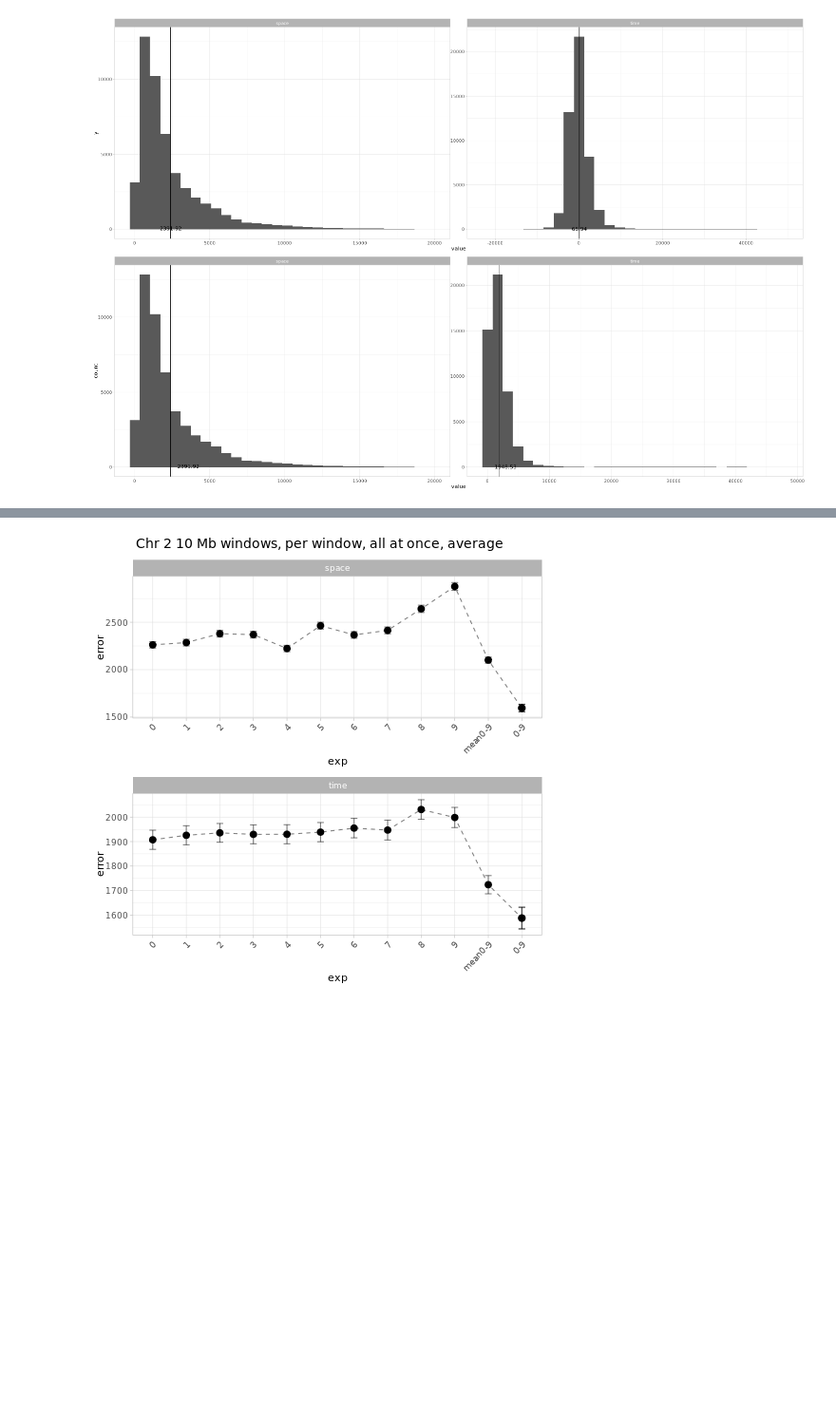
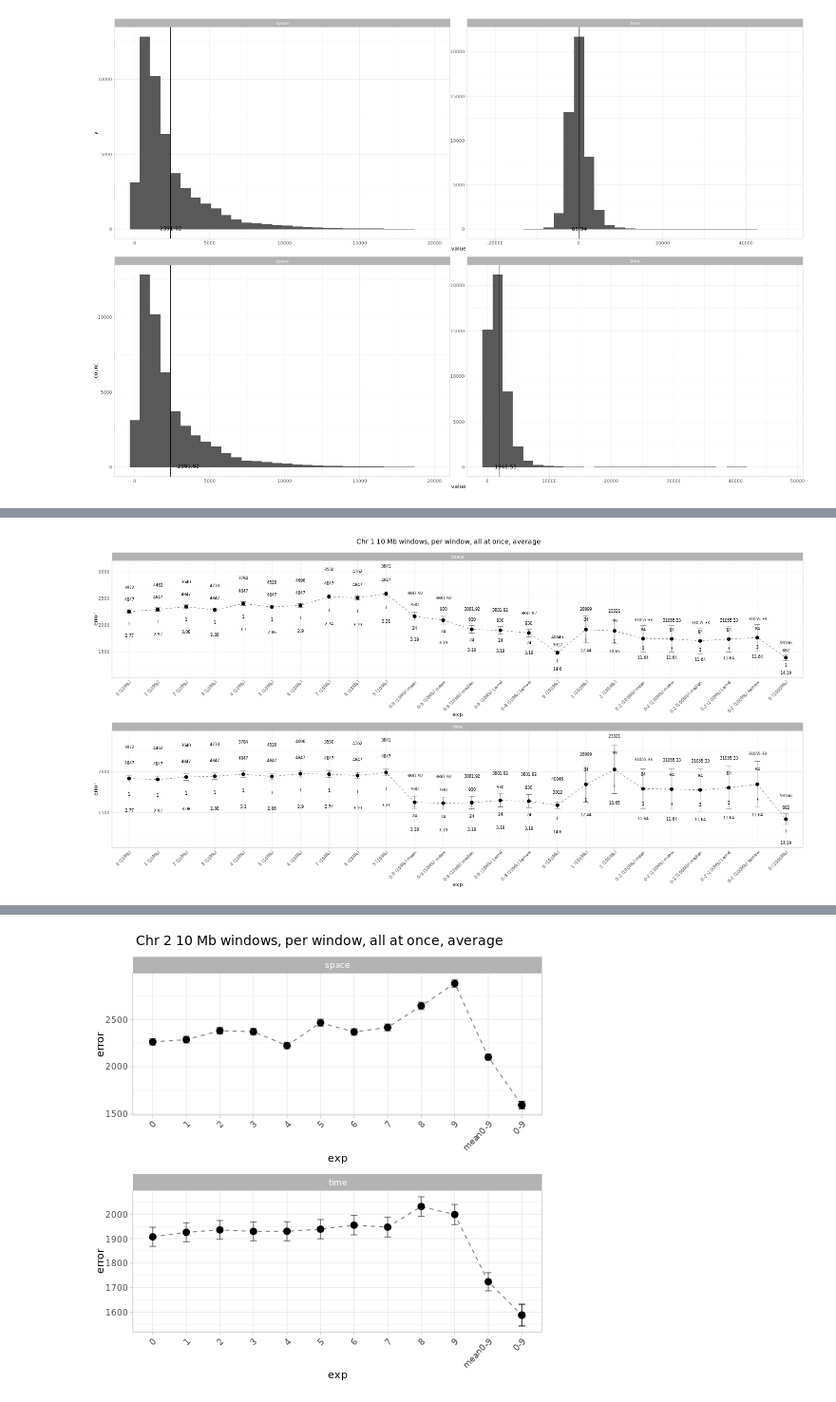
Before and after one commit to MoiColl/spaceNNtime, a Jupyter notebook: backup/jupyternotebooks/spaceNNtime_AADR.ipynb, the cells around one changed output, grey strips where cells are left out. Shown at 95% size. Drawn from its saved outputs; the diff is of its cells as text; code cells hidden in the pictures; blank space fills up the shorter version.

```diff
--- a/backup/jupyternotebooks/spaceNNtime_AADR.ipynb
+++ b/backup/jupyternotebooks/spaceNNtime_AADR.ipynb
@@ -881,0 +833,12 @@ plot_errors(all_scenarios_all = rbind(all_scenarios %>% ungroup(), mean_scenario
+# %%
+%%R -w 1500 -h 750
+
+plot_errors(all_scenarios_all = rbind(all_scenarios %>% ungroup(), avearge_scenarios %>% ungroup()),
+            exp_to_plot       = c("2_1_0_10000000_all",              "2_1_10000000_20000000_all",              "2_1_20000000_30000000_all",              "2_1_30000000_40000000_all",              "2_1_40000000_50000000_all",              "2_1_50000000_60000000_all",              "2_1_60000000_70000000_all",              "2_1_70000000_80000000_all",              "2_1_80000000_90000000_all",              "2_1_90000000_100000000_all",               "2_1_0_250000000_10000000_mean",                     "2_1_0_250000000_10000000_meaw",                     "2_1_0_250000000_10000000_median",                       "2_1_0_250000000_10000000_kernel",                       "2_1_0_250000000_10000000_kernew",                       "4_1_0_100000000_all",               "4_1_100000000_200000000_all",               "4_1_200000000_300000000_all",               "4_1_0_300000000_100000000_mean",                      "4_1_0_300000000_100000000_meaw",                      "4_1_0_300000000_100000000_median",                        "4_1_0_300000000_100000000_kernel",                        "4_1_0_300000000_100000000_kernew",                        "4_1_0_1000000000_all"               ),
+            labels            = c("2_1_0_10000000_all" = "0 (10Mb)", "2_1_10000000_20000000_all" = "1 (10Mb)", "2_1_20000000_30000000_all" = "2 (10Mb)", "2_1_30000000_40000000_all" = "3 (10Mb)", "2_1_40000000_50000000_all" = "4 (10Mb)", "2_1_50000000_60000000_all" = "5 (10Mb)", "2_1_60000000_70000000_all" = "6 (10Mb)", "2_1_70000000_80000000_all" = "7 (10Mb)", "2_1_80000000_90000000_all" = "8 (10Mb)", "2_1_90000000_100000000_all" = "9 (10Mb)",  "2_1_0_250000000_10000000_mean" = "0-9 (10Mb) mean", "2_1_0_250000000_10000000_meaw" = "0-9 (10Mb) meaw", "2_1_0_250000000_10000000_median" = "0-9 (10Mb) median", "2_1_0_250000000_10000000_kernel" = "0-9 (10Mb) kernel", "2_1_0_250000000_10000000_kernew" = "0-9 (10Mb) kernew", "4_1_0_100000000_all" = "0 (100Mb)", "4_1_100000000_200000000_all" = "1 (100Mb)", "4_1_200000000_300000000_all" = "2 (100Mb)", "4_1_0_300000000_100000000_mean" = "0-2 (100Mb) mean", "4_1_0_300000000_100000000_meaw" = "0-2 (100Mb) meaw", "4_1_0_300000000_100000000_median" = "0-2 (100Mb) median", "4_1_0_300000000_100000000_kernel" = "0-2 (100Mb) kernel", "4_1_0_300000000_100000000_kernew" = "0-2 (100Mb) kernew", "4_1_0_1000000000_all" = "0 (1000Mb)"),
+            limits            = c("2_1_0_10000000_all",              "2_1_10000000_20000000_all",              "2_1_20000000_30000000_all",              "2_1_30000000_40000000_all",              "2_1_40000000_50000000_all",              "2_1_50000000_60000000_all",              "2_1_60000000_70000000_all",              "2_1_70000000_80000000_all",              "2_1_80000000_90000000_all",              "2_1_90000000_100000000_all",               "2_1_0_250000000_10000000_mean",                     "2_1_0_250000000_10000000_meaw",                     "2_1_0_250000000_10000000_median",                       "2_1_0_250000000_10000000_kernel",                       "2_1_0_250000000_10000000_kernew",                       "4_1_0_100000000_all",               "4_1_100000000_200000000_all",               "4_1_200000000_300000000_all",               "4_1_0_300000000_100000000_mean",                      "4_1_0_300000000_100000000_meaw",                      "4_1_0_300000000_100000000_median",                        "4_1_0_300000000_100000000_kernel",                        "4_1_0_300000000_100000000_kernew",                        "4_1_0_1000000000_all"               ),
+            title             = "Chr 1 10 Mb windows, per window, all at once, average",
+            xlab              = "exp",
+            ylab              = "error")
+# %% [output]
+[figure, added]
```
Also changed, not shown: parts of 31 cells of this notebook.
